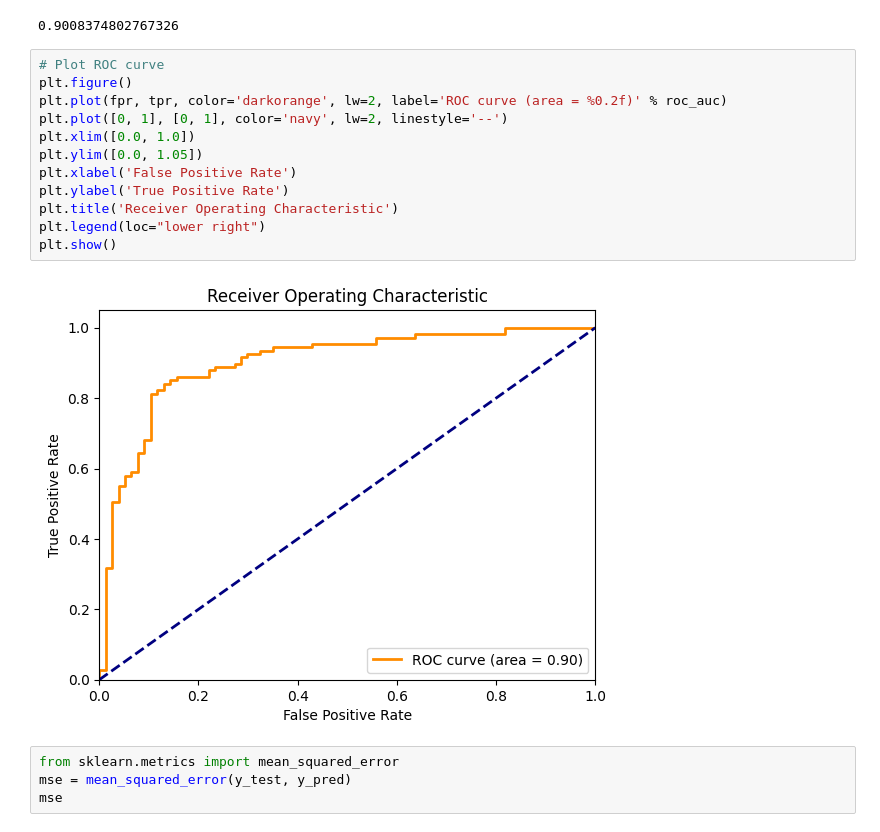
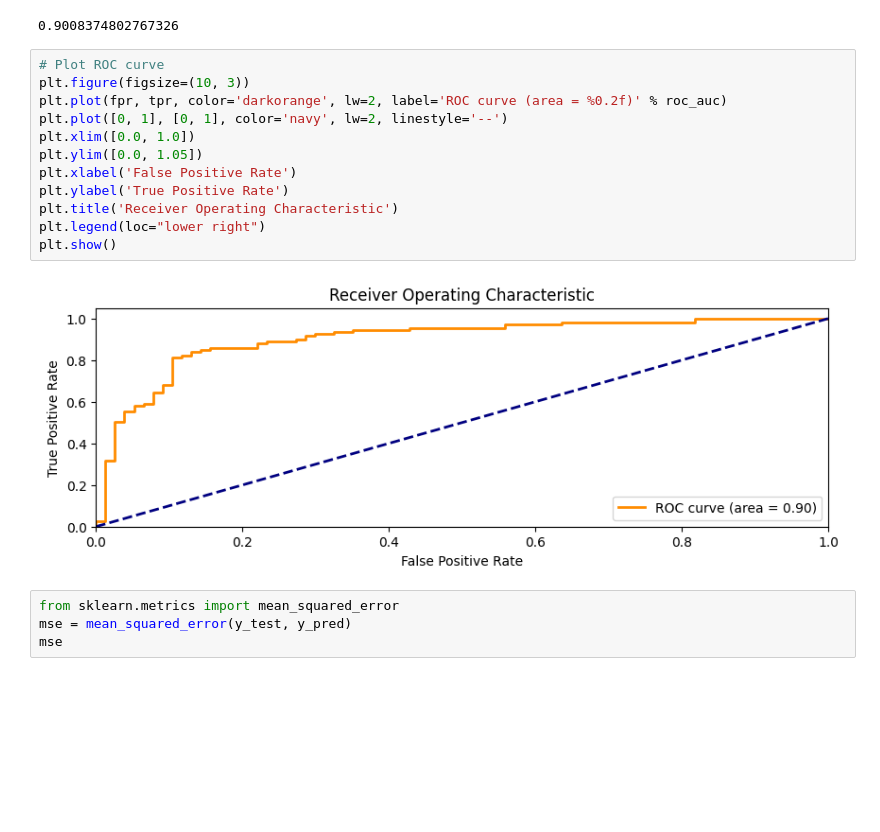
Before and after one commit to amansetu03/DS-Internship-Celebal-Technology, a Jupyter notebook: Week-6-Feature-Engineering/Task/Task-T2.ipynb, the cells around one changed output. Saved outputs shown, nothing was run; the diff lists cells and outputs as text; blank space fills up the shorter version.

```diff
--- a/Week-6-Feature-Engineering/Task/Task-T2.ipynb
+++ b/Week-6-Feature-Engineering/Task/Task-T2.ipynb
@@ -88,18 +88,18 @@ roc_auc
 0.9008374802767326
 # %%
 # Plot ROC curve
-plt.figure()
+plt.figure(figsize=(10, 3))
 plt.plot(fpr, tpr, color='darkorange', lw=2, label='ROC curve (area = %0.2f)' % roc_auc)
 plt.plot([0, 1], [0, 1], color='navy', lw=2, linestyle='--')
 plt.xlim([0.0, 1.0])
 plt.ylim([0.0, 1.05])
 plt.xlabel('False Positive Rate')
 plt.ylabel('True Positive Rate')
 plt.title('Receiver Operating Characteristic')
 plt.legend(loc="lower right")
 plt.show()
 # %% [output]
-[figure, old version]
+[figure, new version]
 # %%
 from sklearn.metrics import mean_squared_error
 mse = mean_squared_error(y_test, y_pred)
```
